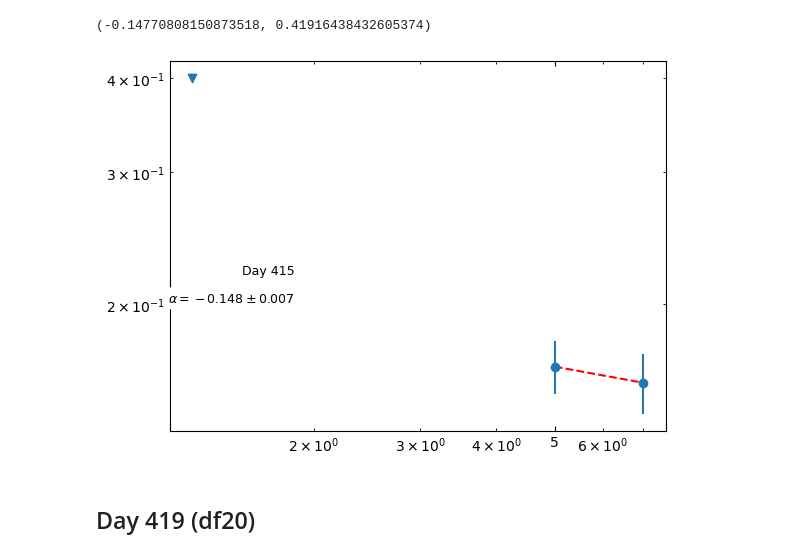
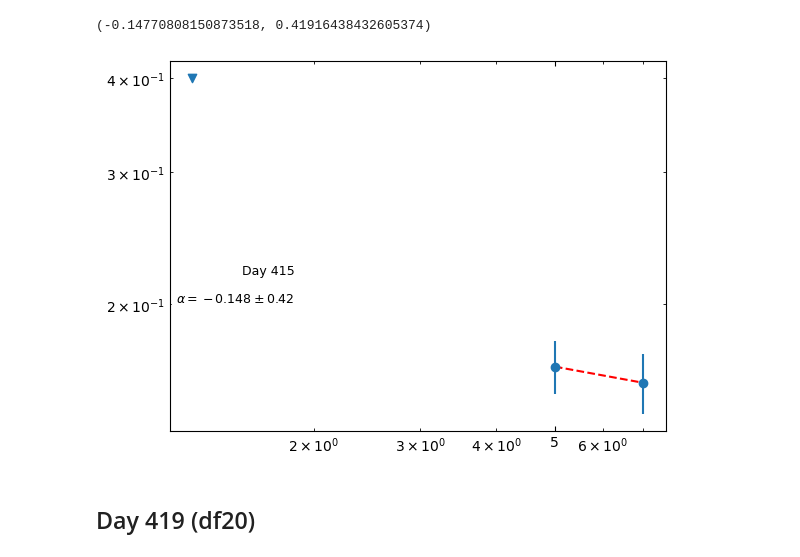
Before and after one commit to Wilhelm005/Research-Code, a Jupyter notebook: V392Per_Spectral_Index.ipynb, the cells around one changed output. Cells and saved outputs as stored; diff of their text form; code cells hidden in the pictures.

Commit message:
Updated V392 Spectral index and some light curve change

```diff
--- a/V392Per_Spectral_Index.ipynb
+++ b/V392Per_Spectral_Index.ipynb
@@ -2422,24 +2435,24 @@ print(alpha_err19)
 # %%
 #plotting to check
 fig,ax = plt.subplots()
 mask = df19['Flux (mJy)'] > 3 * df19['eFlux (mJy)']  # apply detection threshold
 mask2 = df19['Flux (mJy)'] < 3 * df19['eFlux (mJy)']  # apply detection threshold
 if mask.any():  # proceed only if at least one detection
     ax.errorbar(df19['Freq (GHz)'][mask], df19['Flux (mJy)'][mask], yerr=df19['eFlux (mJy)'][mask], fmt='o')
     ax.scatter(df19['Freq (GHz)'][mask2], (df19['Flux (mJy)'][mask2] + 3*df19['eFlux (mJy)'][mask2]), marker='v')
 
     ax.set_xscale('log')
     ax.set_xticks([1, 5, 10, 50], labels=['1', '5', '10', '50'])
     ax.set_yscale('log')
     ax.set_yticks([1, 5, 10, 20, 50], labels=['1', '5', '10', '20', '50'])
     ax.annotate('Day 415', xy=(90, 120), xycoords='axes points', size=9, ha='right', va='top', bbox=dict(boxstyle='round', fc='w', ec="w"))
     ax.tick_params(axis='both', which='both', direction='in', top=True, right=True)
     ax.plot(df19['Freq (GHz)'][mask], fit_model_weights19(df19['Freq (GHz)'][mask]), 'r--')
-    ax.annotate('${\u03B1 = -0.148 \\pm 0.007}$', xy=(90, 100), xycoords='axes points', size=9, ha='right', va='top', bbox=dict(boxstyle='round', fc='w', ec="w"))
+    ax.annotate('${\u03B1 = -0.148 \\pm 0.42}$', xy=(90, 100), xycoords='axes points', size=9, ha='right', va='top', bbox=dict(boxstyle='round', fc='w', ec="w"))
 
 plt.show();
 # %% [output]
-[figure, old version]
+[figure, new version]
 # %% [markdown]
 ## Day 419 (df20)
 # %%
```
Also changed, not shown: parts of 15 cells of this notebook, 2 other files.
